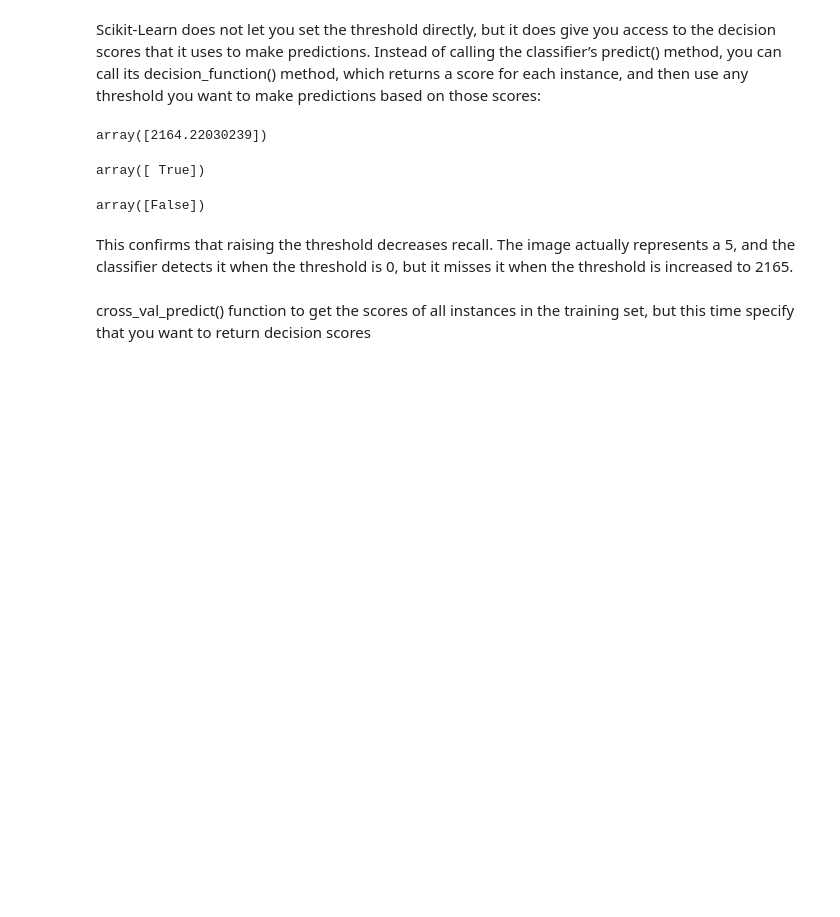
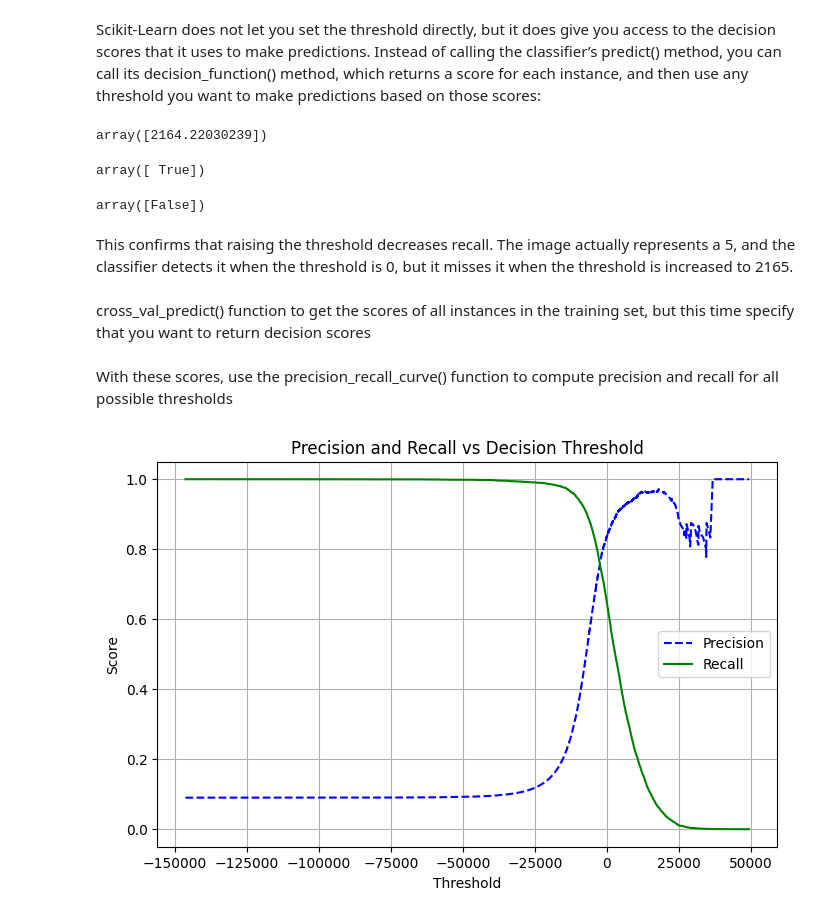
Before and after one commit to HESleagacy/MNSIT_CLASSIFIER, a Jupyter notebook: notebook.ipynb, the cells around one changed output. Cells and saved outputs as stored; diff of their text form; code cells hidden in the pictures; blank space fills up the shorter version.

Commit message:
Added Custom Threshold values

```diff
--- a/notebook.ipynb
+++ b/notebook.ipynb
@@ -248,3 +249,21 @@ cross_val_predict() function to get the scores of all instances in the
 training set, but this time specify that you want to return decision scores
 # %%
 y_scores = cross_val_predict(sgd_ins, X_train, y_train_5, cv=3,method="decision_function")
+# %% [markdown]
+With these scores, use the precision_recall_curve() function to
+compute precision and recall for all possible thresholds
+# %%
+from sklearn.metrics import precision_recall_curve
+precisions, recalls, thresholds = precision_recall_curve(y_train_5,y_scores)
+# Make it visually
+# %%
+plt.figure(figsize=(8,5))
+plt.plot(thresholds, precisions[:-1], "b--", label="Precision")
+plt.plot(thresholds, recalls[:-1], "g-", label="Recall") #precisions[:-1] → drops last element because precisions is 1 element longer than thresholds
+plt.xlabel("Threshold")
+plt.ylabel("Score")
+plt.title("Precision and Recall vs Decision Threshold")
+plt.legend(loc="best")  #loc="best" automatically chooses the least-cluttered spot.
+plt.grid(True)
+# %% [output]
+[figure, added]
```
Also changed, not shown: parts of 8 cells of this notebook.
